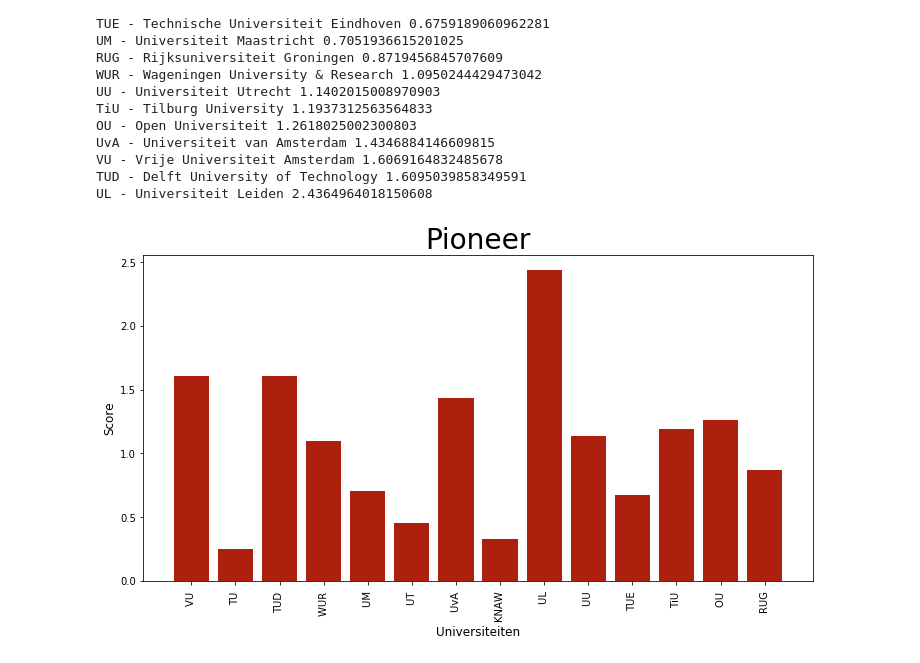
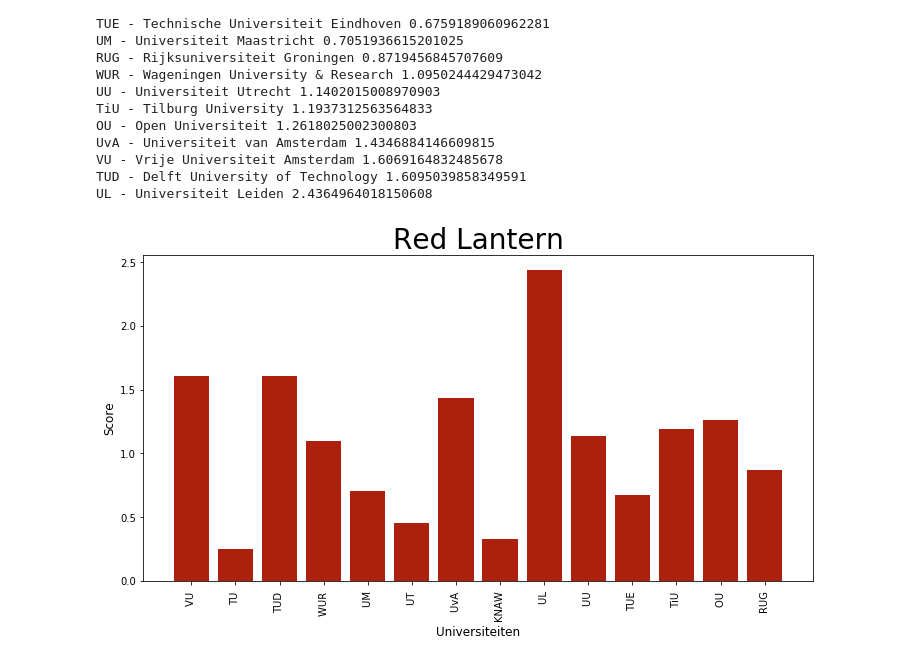
Before and after one commit to peterverhaar/monitoringOrcid, a Jupyter notebook: ORCID Trophee.ipynb, the cells around one changed output. Saved outputs shown, nothing was run; the diff lists cells and outputs as text; code cells hidden in the pictures.

```diff
--- a/ORCID Trophee.ipynb
+++ b/ORCID Trophee.ipynb
@@ -413,19 +413,19 @@ UL - Universiteit Leiden 2.4364964018150608
 # %%
 fig = plt.figure( figsize=(12,6) )
 ax = plt.axes()
 
 x_labels = []
 for x in red_lantern.keys():
     x_labels.append( x[ 0 : x.index('-')] )
 
 ax.bar( x_labels , red_lantern.values() , color = '#ad200e')
 
 plt.xticks(rotation= 90)
 
 ax.set_xlabel('Universiteiten' , fontsize= 12)
 ax.set_ylabel('Score' , fontsize = 12 )
-ax.set_title( 'Pioneer' , fontsize=28 )
+ax.set_title( 'Red Lantern' , fontsize=28 )
 
 plt.show()
 # %% [output]
-[figure, old version]
+[figure, new version]
```
